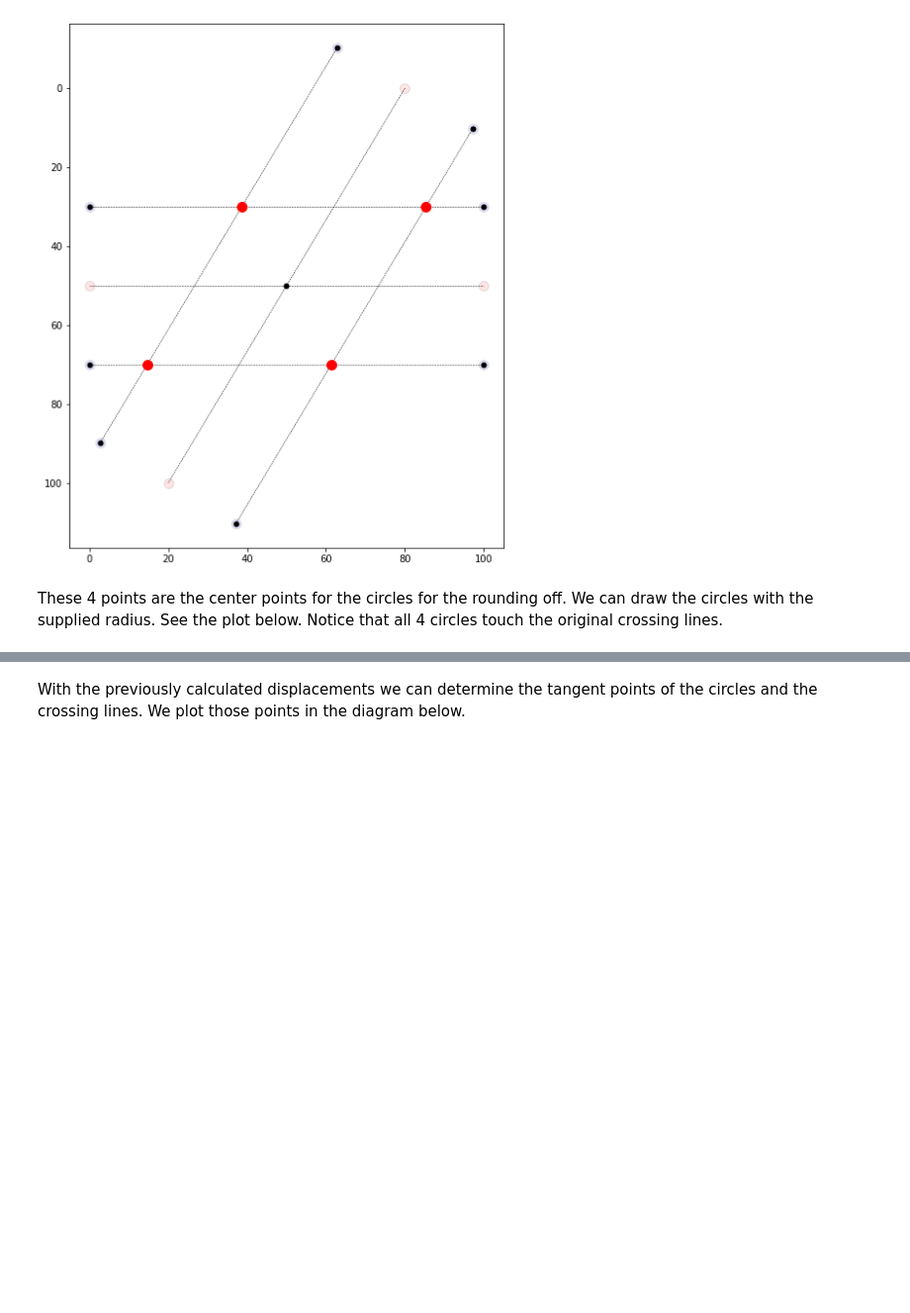
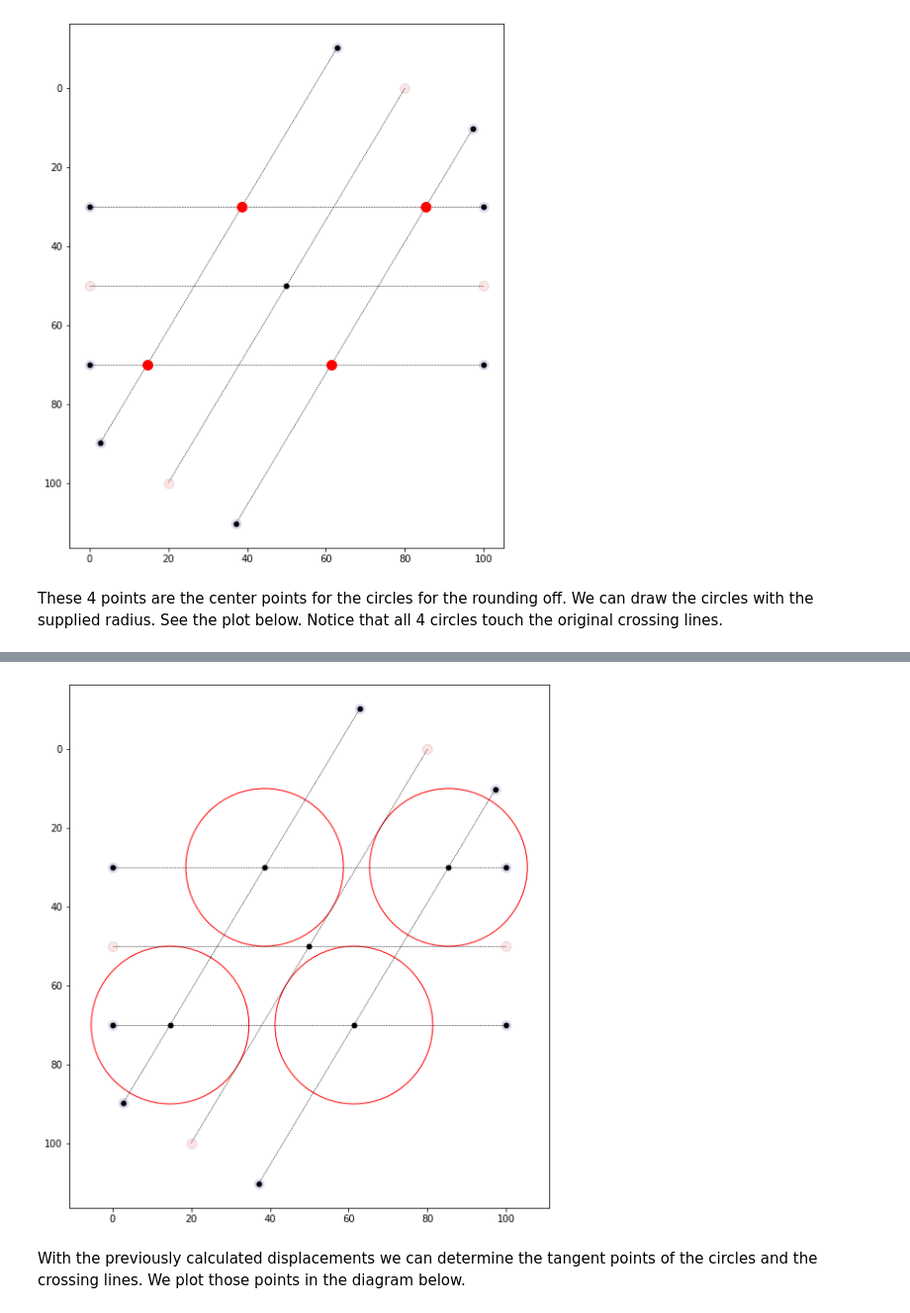
Before and after one commit to muggeh/svg-round, a Jupyter notebook: svg-arcs-calculator.ipynb, the cells around one changed output, grey strips where cells are left out. Shown at 99% size. Drawn from its saved outputs; the diff is of its cells as text; code cells hidden in the pictures; blank space fills up the shorter version.

```diff
--- a/svg-arcs-calculator.ipynb
+++ b/svg-arcs-calculator.ipynb
@@ -551,3 +455,101 @@ plt.gca().invert_yaxis()
+# %%
+center1 = get_intersect((dx01, dy01), (dx11, dy11), (dx32, dy32), (dx22, dy22))
+center2 = get_intersect((dx01, dy01), (dx11, dy11), (dx21, dy21), (dx31, dy31))
+center3 = get_intersect((dx22, dy22), (dx32, dy32), (dx02, dy02), (dx12, dy12))
+center4 = get_intersect((dx21, dy21), (dx31, dy31), (dx02, dy02), (dx12, dy12))
+
+center1y = center1[1]
+center1x = center1[0]
+center2y = center2[1]
+center2x = center2[0]
+center3y = center3[1]
+center3x = center3[0]
+center4y = center4[1]
+center4x = center4[0]
+
+x = (x0,x1)
+y = (y0,y1)
+plt.plot(x, y,
+    linewidth=0.5,
+    linestyle='--',
+    color='black',
+    marker='o',
+    markersize=10,
+    markerfacecolor=(1, 0, 0, 0.1))
+x = (x2,x3)
+z = (y2,y3)
+plt.plot(x, z,
+    linewidth=0.5,
+    linestyle='--',
+    color='black',
+    marker='o',
+    markersize=10,
+    markerfacecolor=(1, 0, 0, 0.1))
+x = (dx01,dx11)
+y = (dy01,dy11)
+plt.plot(x, y,
+    linewidth=0.5,
+    linestyle='--',
+    color='black',
+    marker='o',
+    markersize=10,
+    markerfacecolor=(0, 0, 1, 0.1))
+x = (dx02,dx12)
+y = (dy02,dy12)
+plt.plot(x, y,
+    linewidth=0.5,
+    linestyle='--',
+    color='black',
+    marker='o',
+    markersize=10,
+    markerfacecolor=(0, 0, 1, 0.1))
+x = (dx21,dx31)
+y = (dy21,dy31)
+plt.plot(x, y,
+    linewidth=0.5,
+    linestyle='--',
+    color='black',
+    marker='o',
+    markersize=10,
+    markerfacecolor=(0, 0, 1, 0.1))
+x = (dx32,dx22)
+y = (dy32,dy22)
+plt.plot(x, y,
+    linewidth=0.5,
+    linestyle='--',
+    color='black',
+    marker='o',
+    markersize=10,
+    markerfacecolor=(0, 0, 1, 0.1))
+
+plt.plot(crossx,crossy, marker='o', markersize=5, color="black")
+plt.plot(dx01,dy01, marker='o', markersize=5, color="black")
+plt.plot(dx02,dy02, marker='o', markersize=5, color="black")
+plt.plot(dx11,dy11, marker='o', markersize=5, color="black")
+plt.plot(dx12,dy12, marker='o', markersize=5, color="black")
+plt.plot(dx21,dy21, marker='o', markersize=5, color="black")
+plt.plot(dx22,dy22, marker='o', markersize=5, color="black")
+plt.plot(dx31,dy31, marker='o', markersize=5, color="black")
+plt.plot(dx32,dy32, marker='o', markersize=5, color="black")
+plt.plot(center1x,center1y, marker='o', markersize=5, color="black")
+plt.plot(center2x,center2y, marker='o', markersize=5, color="black")
+plt.plot(center3x,center3y, marker='o', markersize=5, color="black")
+plt.plot(center4x,center4y, marker='o', markersize=5, color="black")
+circle1 = plt.Circle((center1x, center1y), r, color='red', fill=False)
+circle2 = plt.Circle((center2x, center2y), r, color='red', fill=False)
+circle3 = plt.Circle((center3x, center3y), r, color='red', fill=False)
+circle4 = plt.Circle((center4x, center4y), r, color='red', fill=False)
+fig = plt.gcf()
+ax = fig.gca()
+ax.add_patch(circle1)
+ax.add_patch(circle2)
+ax.add_patch(circle3)
+ax.add_patch(circle4)
+
+plt.gca().set_aspect('equal')
+plt.gca().invert_yaxis()
+# %% [output]
+[figure, added]
 # %% [markdown]
 With the previously calculated displacements we can determine the tangent points of the circles and the crossing lines. We plot those points in the diagram below.
 # %%
```
Also changed, not shown: parts of 8 cells of this notebook.
